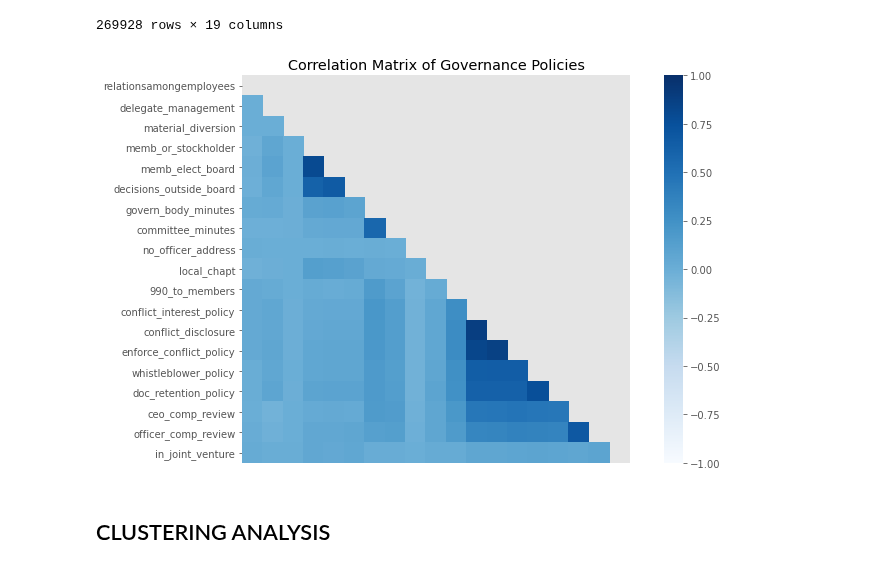
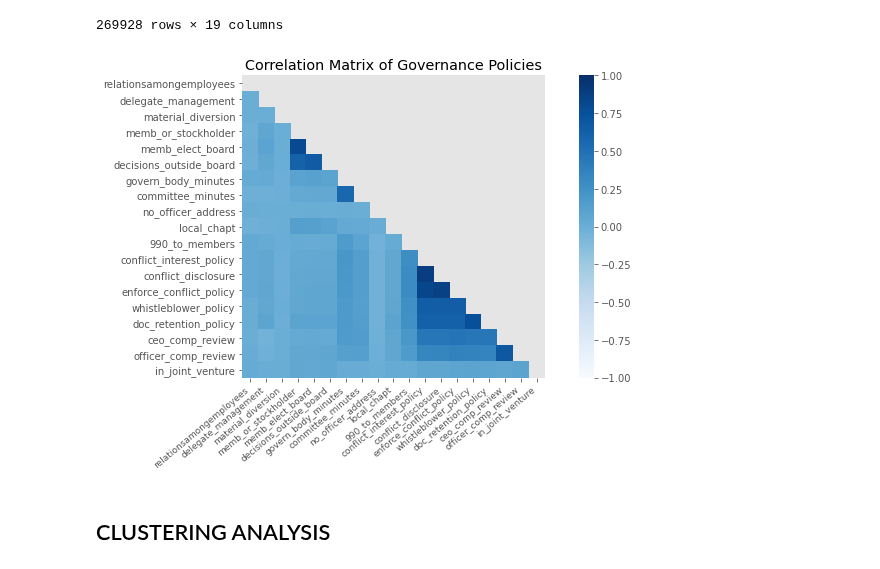
Before and after one commit to mrkjhsn/Not_for_Profit_Compensation_Modeling, a Jupyter notebook: 03.governance_data_clustering.ipynb, the cells around one changed output. Cells and saved outputs as stored; diff of their text form; code cells hidden in the pictures.

```diff
--- a/03.governance_data_clustering.ipynb
+++ b/03.governance_data_clustering.ipynb
@@ -250,31 +250,34 @@ df.iloc[:,7:]
 # %%
 # compare features using a heatmap
 plt.figure(figsize=(10, 6))
 
 mask = np.zeros_like(pd.get_dummies(df.iloc[:,7:].corr()), dtype=np.bool)
 mask[np.triu_indices_from(mask)] = True
 
 # sns.heatmap(pd.get_dummies(df[['reportable_comp', 'state']]).corr(),
 #             cmap='coolwarm',
 #             annot=False,
 # #             vmin=-1,
 #             square=True,
 #             mask = mask);
 
 ax = sns.heatmap(df.iloc[:,7:].corr(),
                  vmin=-1, vmax=1, center=0,
                  square=True,
                  annot=False,
                  cmap='Blues',
                 mask = mask)
 
 plt.title('Correlation Matrix of Governance Policies')
-ax.axes.get_xaxis().set_visible(False)
+# ax.axes.get_xaxis().set_visible(False)
 # ax.axes.get_yaxis().set_visible(False)
+
+plt.xticks(rotation=40, horizontalalignment="right", fontsize=9)
+
 plt.tight_layout()
-# plt.savefig('03.visualizations/gov_heatmap.png');
+plt.savefig('03.visualizations/gov_heatmap.png');
 # %% [output]
-[figure, old version]
+[figure, new version]
 # %% [markdown]
 ## CLUSTERING ANALYSIS
 # %%
```
Also changed, not shown: parts of 1 cell of this notebook.
